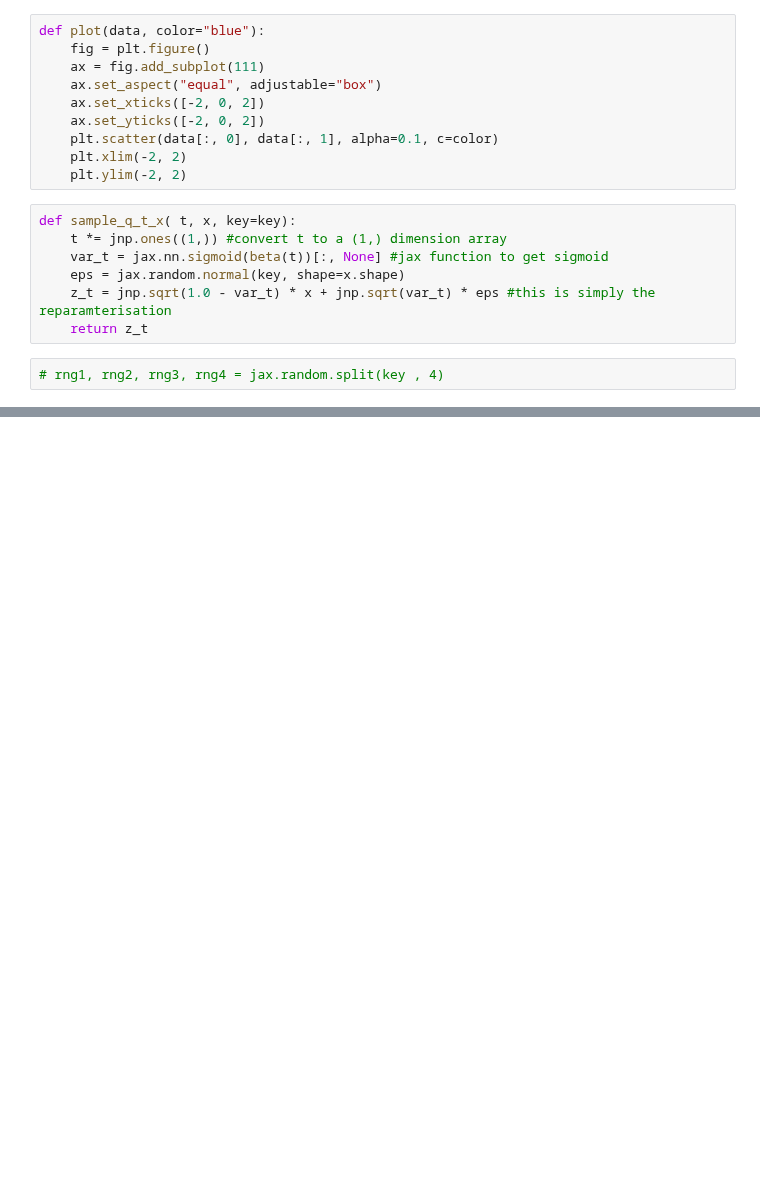
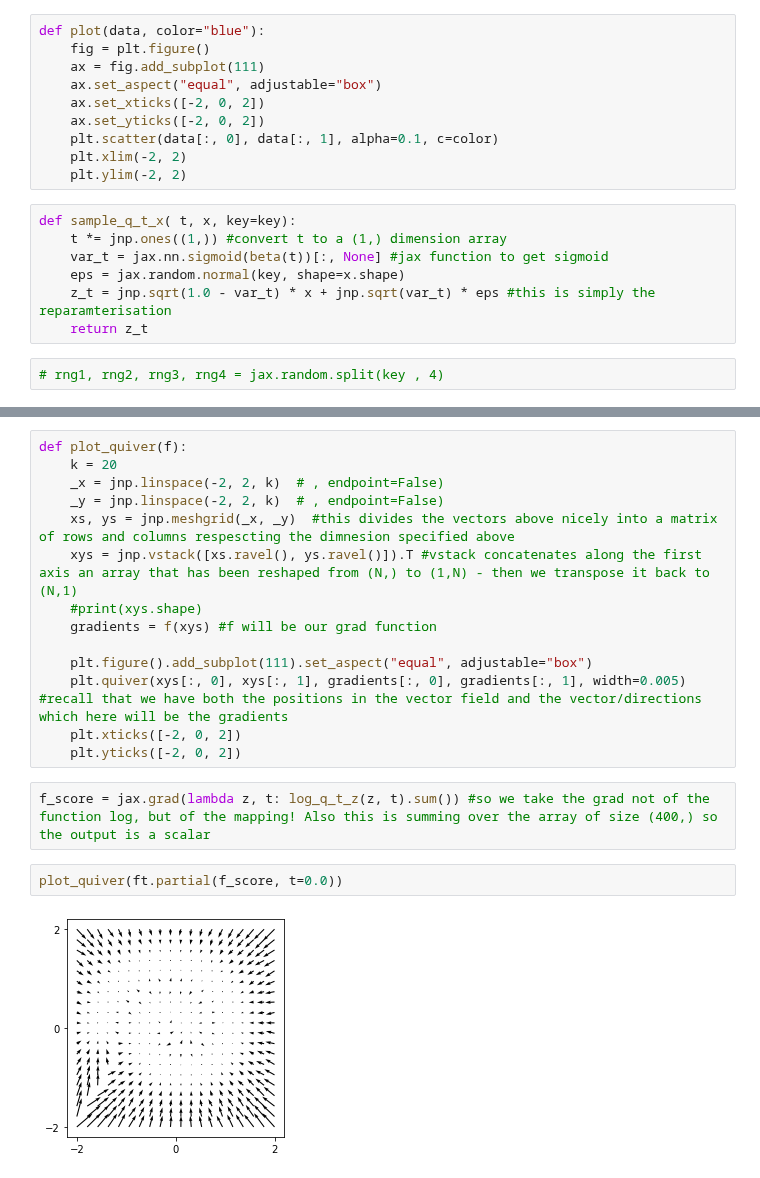
Before and after one commit to durml91/MMath-Project, a Jupyter notebook: Image_Diffusion_(working)/Spiral_Diffusion.ipynb, the cells around one changed output, grey strips where cells are left out. Cells and saved outputs as stored; diff of their text form; blank space fills up the shorter version.

```diff
--- a/Image_Diffusion_(working)/Spiral_Diffusion.ipynb
+++ b/Image_Diffusion_(working)/Spiral_Diffusion.ipynb
@@ -83,0 +177,20 @@ while t < 1.0:
+# %%
+def plot_quiver(f):
+    k = 20
+    _x = jnp.linspace(-2, 2, k)  # , endpoint=False)
+    _y = jnp.linspace(-2, 2, k)  # , endpoint=False)
+    xs, ys = jnp.meshgrid(_x, _y)  #this divides the vectors above nicely into a matrix of rows and columns respescting the dimnesion specified above
+    xys = jnp.vstack([xs.ravel(), ys.ravel()]).T #vstack concatenates along the first axis an array that has been reshaped from (N,) to (1,N) - then we transpose it back to (N,1)
+    #print(xys.shape)
+    gradients = f(xys) #f will be our grad function
+
+    plt.figure().add_subplot(111).set_aspect("equal", adjustable="box")
+    plt.quiver(xys[:, 0], xys[:, 1], gradients[:, 0], gradients[:, 1], width=0.005) #recall that we have both the positions in the vector field and the vector/directions which here will be the gradients
+    plt.xticks([-2, 0, 2])
+    plt.yticks([-2, 0, 2])
+# %%
+f_score = jax.grad(lambda z, t: log_q_t_z(z, t).sum()) #so we take the grad not of the function log, but of the mapping! Also this is summing over the array of size (400,) so the output is a scalar
+# %%
+plot_quiver(ft.partial(f_score, t=0.0))
+# %% [output]
+[figure, added]
```
Also changed, not shown: parts of 32 cells of this notebook.
